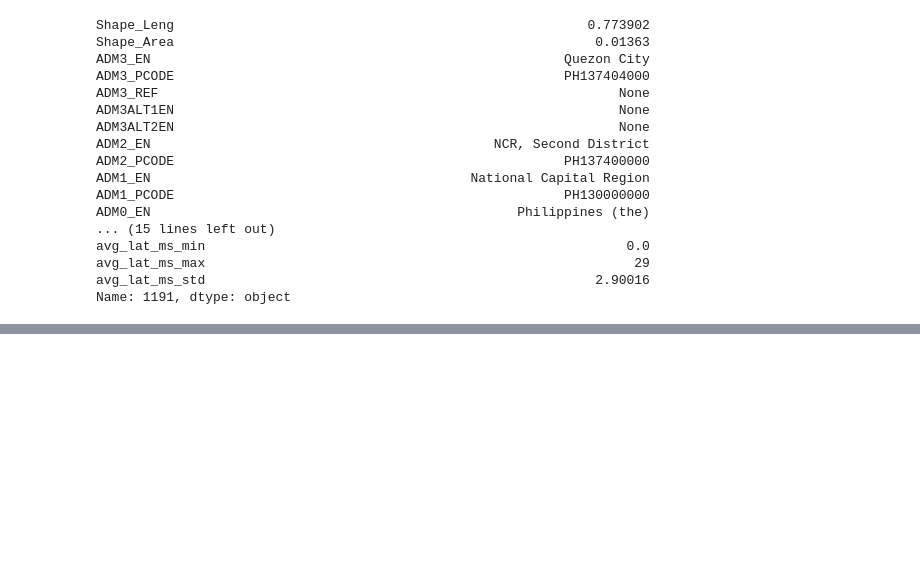
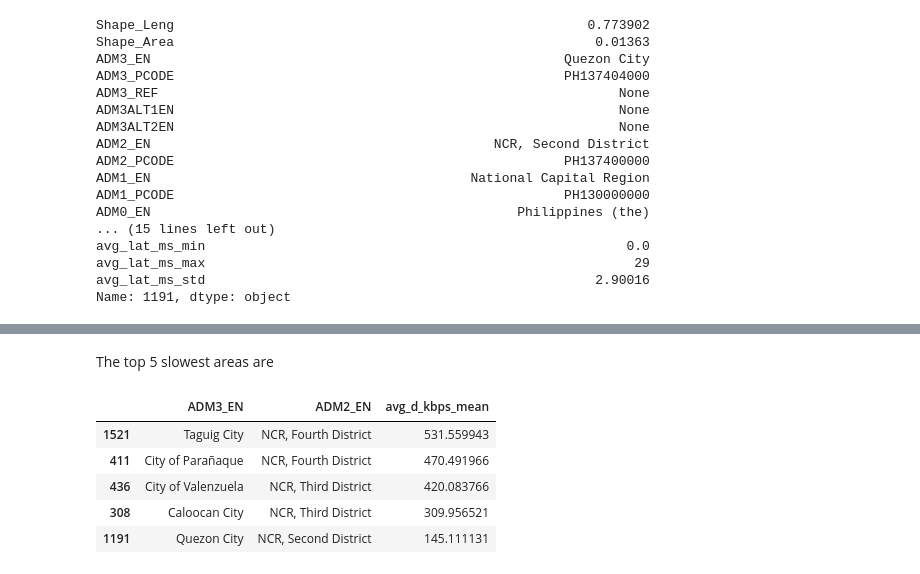
Before and after one commit to thinkingmachines/geowrangler, a Jupyter notebook: notebooks/overview.usecase_ookla.ipynb, the cells around one changed output, grey strips where cells are left out. Saved outputs shown, nothing was run; the diff lists cells and outputs as text; code cells hidden in the pictures; blank space fills up the shorter version.

```diff
--- a/notebooks/overview.usecase_ookla.ipynb
+++ b/notebooks/overview.usecase_ookla.ipynb
@@ -584,3 +657,14 @@ fastest_mean_download[fastest_mean_download.avg_d_kbps_mean.notna()].tail()
+# %% [markdown]
+The top 5 slowest areas are
+# %%
+fastest_mean_download[["ADM3_EN", "ADM2_EN", "avg_d_kbps_mean"]].tail()
+# %% [output]
+|  | ADM3_EN | ADM2_EN | avg_d_kbps_mean |
+| 1521 | Taguig City | NCR, Fourth District | 531.559943 |
+| 411 | City of Parañaque | NCR, Fourth District | 470.491966 |
+| 436 | City of Valenzuela | NCR, Third District | 420.083766 |
+| 308 | Caloocan City | NCR, Third District | 309.956521 |
+| 1191 | Quezon City | NCR, Second District | 145.111131 |
 # %%
 ax = plt.axes()
 ax = fastest_mean_download.plot(ax=ax, facecolor="none", edgecolor="blue")
```
Also changed, not shown: parts of 83 cells of this notebook, 4 other files.
